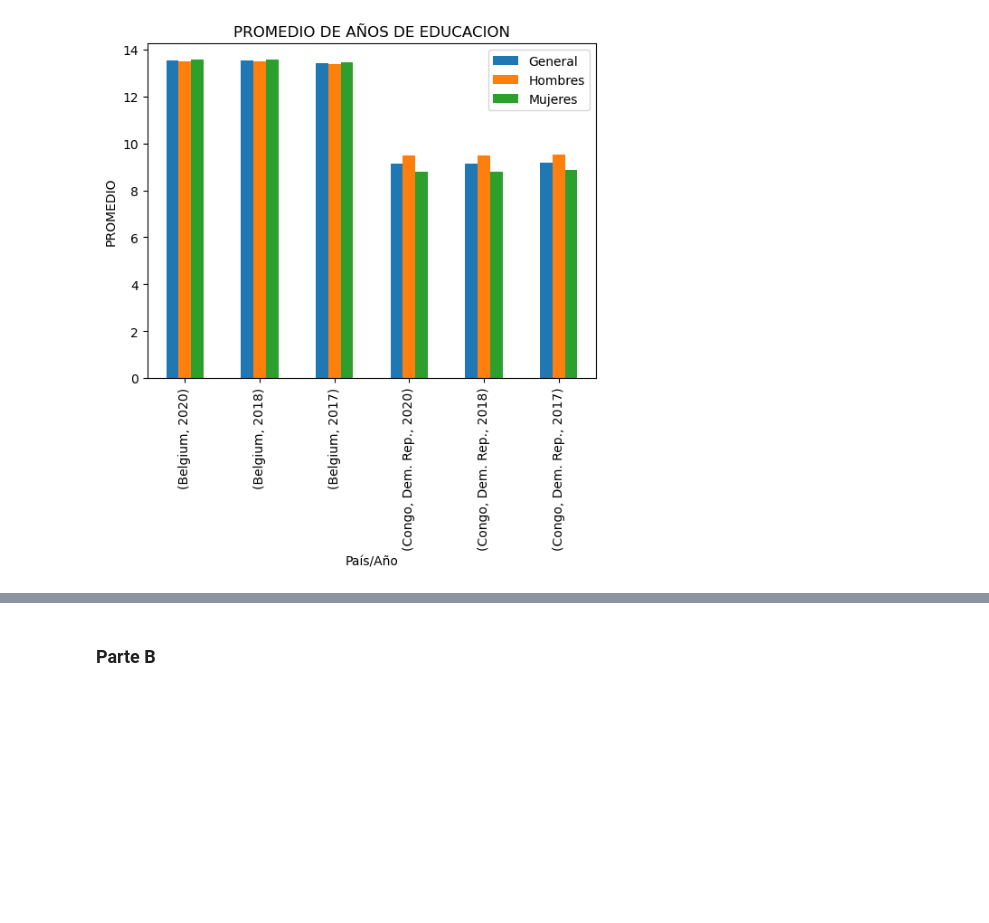
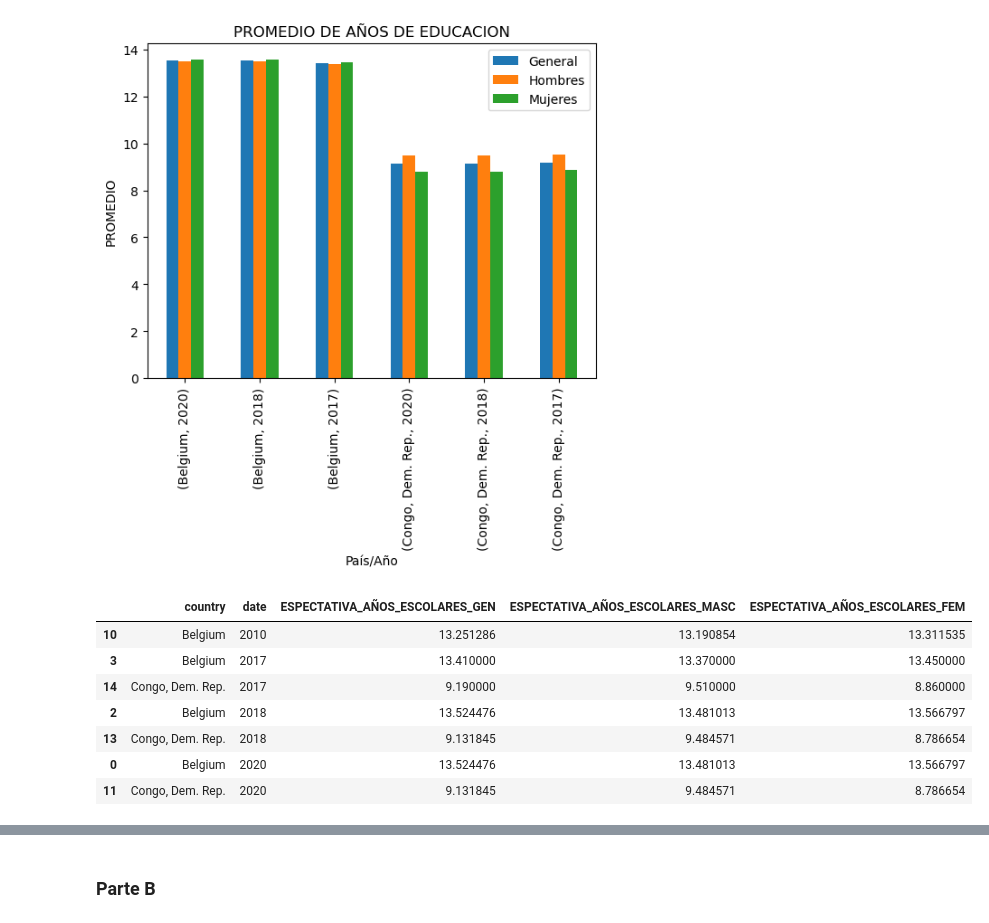
Before and after one commit to RoccoGabrielPimenta/BigDataUBA-Grupo22, a Jupyter notebook: TP1_Grupo_22 (1).ipynb, the cells around one changed output, grey strips where cells are left out. Drawn from its saved outputs; the diff is of its cells as text; code cells hidden in the pictures; blank space fills up the shorter version.

```diff
--- a/TP1_Grupo_22 (1).ipynb
+++ b/TP1_Grupo_22 (1).ipynb
@@ -131,3 +131,25 @@ ax.legend(["General","Hombres", "Mujeres"])
 # %% [output]
 <matplotlib.legend.Legend at 0x...>
 [figure]
+# %%
+# Definir el indicador y los países
+indicador = {"HD.HCI.EYRS":"ESPECTATIVA_AÑOS_ESCOLARES_GEN", "HD.HCI.EYRS.MA":"ESPECTATIVA_AÑOS_ESCOLARES_MASC", "HD.HCI.EYRS.FE":"ESPECTATIVA_AÑOS_ESCOLARES_FEM"}
+paises = ["BEL","COD"]
+
+# Obtener datos desde wbdata
+df = wbdata.get_dataframe(indicador, country=paises)
+
+# Convertir los índices en columnas
+df = df.reset_index()
+df = df.dropna()
+df = df.sort_values(by='date')
+df
+# %% [output]
+|  | country | date | ESPECTATIVA_AÑOS_ESCOLARES_GEN | ESPECTATIVA_AÑOS_ESCOLARES_MASC | ESPECTATIVA_AÑOS_ESCOLARES_FEM |
+| 10 | Belgium | 2010 | 13.251286 | 13.190854 | 13.311535 |
+| 3 | Belgium | 2017 | 13.410000 | 13.370000 | 13.450000 |
+| 14 | Congo, Dem. Rep. | 2017 | 9.190000 | 9.510000 | 8.860000 |
+| 2 | Belgium | 2018 | 13.524476 | 13.481013 | 13.566797 |
+| 13 | Congo, Dem. Rep. | 2018 | 9.131845 | 9.484571 | 8.786654 |
+| 0 | Belgium | 2020 | 13.524476 | 13.481013 | 13.566797 |
+| 11 | Congo, Dem. Rep. | 2020 | 9.131845 | 9.484571 | 8.786654 |
```
Also changed, not shown: parts of 3 cells of this notebook.
